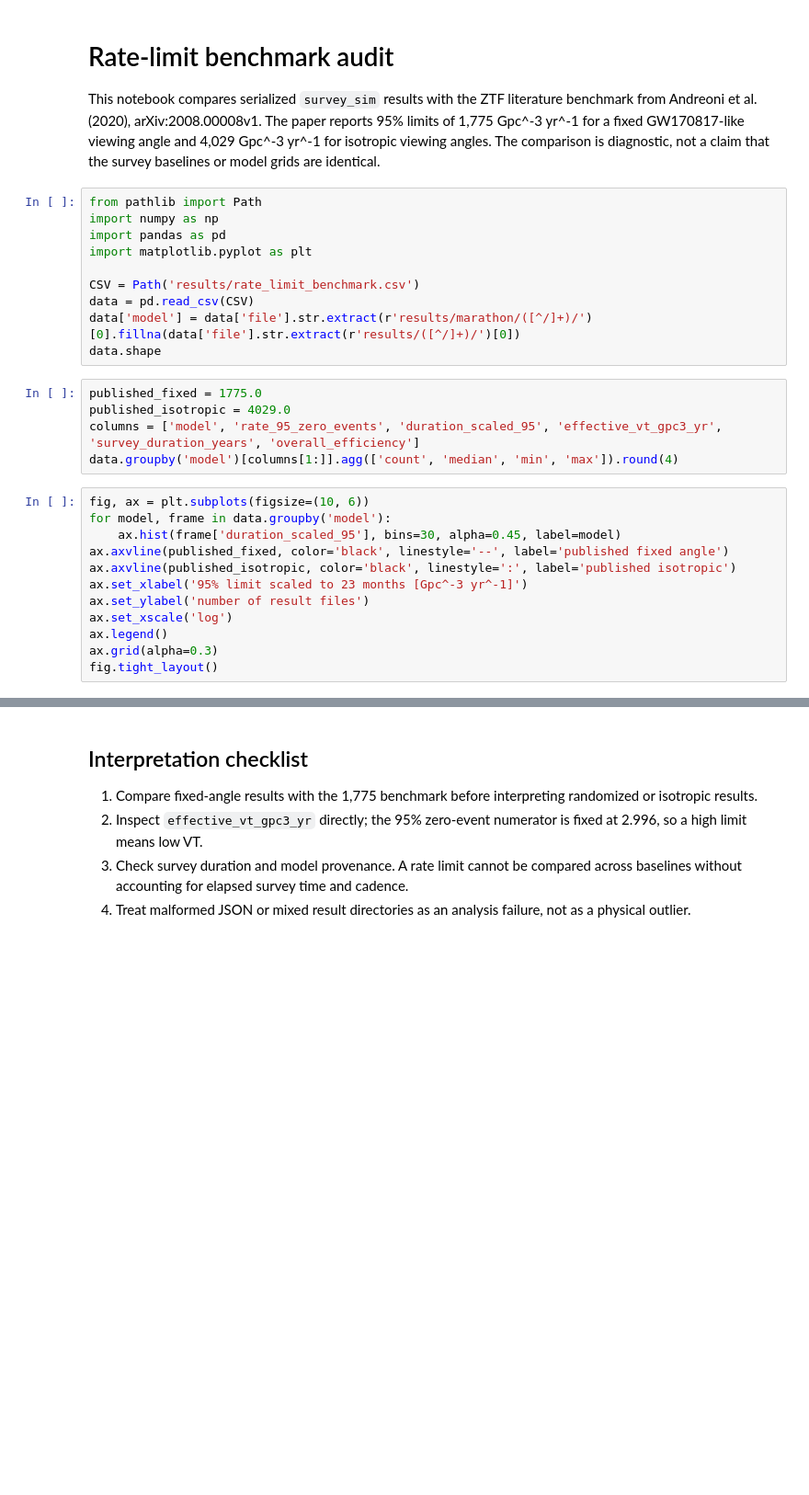
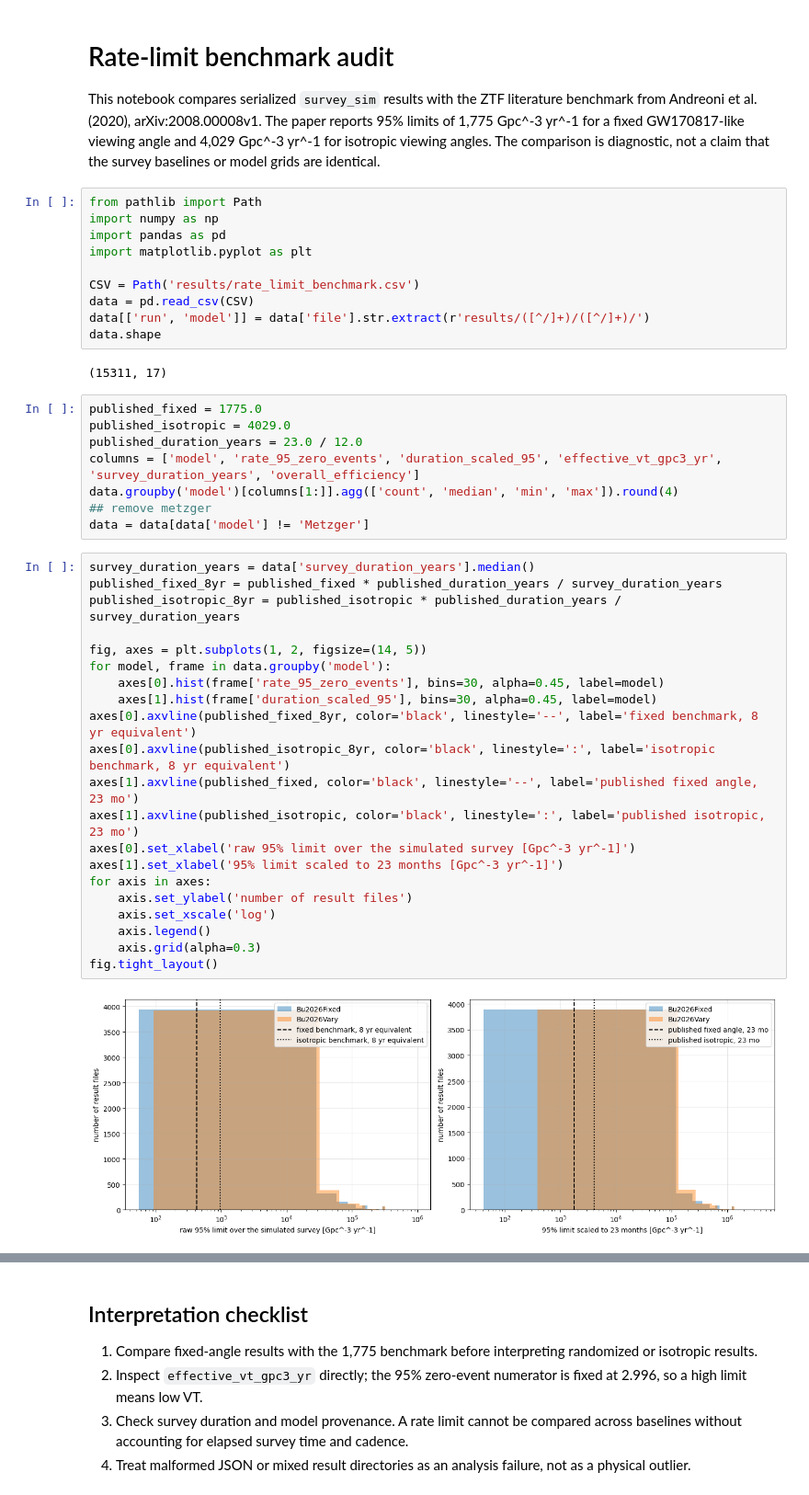
Before and after one commit to tylerbarna/kn-rates, a Jupyter notebook: rate_limit_benchmark.ipynb, the cells around one changed output, grey strips where cells are left out. Shown at 92% size. Saved outputs shown, nothing was run; the diff lists cells and outputs as text; blank space fills up the shorter version.

```diff
--- a/rate_limit_benchmark.ipynb
+++ b/rate_limit_benchmark.ipynb
@@ -10,23 +10,39 @@ import matplotlib.pyplot as plt
 
 CSV = Path('results/rate_limit_benchmark.csv')
 data = pd.read_csv(CSV)
-data['model'] = data['file'].str.extract(r'results/marathon/([^/]+)/')[0].fillna(data['file'].str.extract(r'results/([^/]+)/')[0])
+data[['run', 'model']] = data['file'].str.extract(r'results/([^/]+)/([^/]+)/')
 data.shape
+# %% [output]
+(15311, 17)
 # %%
 published_fixed = 1775.0
 published_isotropic = 4029.0
+published_duration_years = 23.0 / 12.0
 columns = ['model', 'rate_95_zero_events', 'duration_scaled_95', 'effective_vt_gpc3_yr', 'survey_duration_years', 'overall_efficiency']
 data.groupby('model')[columns[1:]].agg(['count', 'median', 'min', 'max']).round(4)
+## remove metzger
+data = data[data['model'] != 'Metzger']
 # %%
-fig, ax = plt.subplots(figsize=(10, 6))
+survey_duration_years = data['survey_duration_years'].median()
+published_fixed_8yr = published_fixed * published_duration_years / survey_duration_years
+published_isotropic_8yr = published_isotropic * published_duration_years / survey_duration_years
+
+fig, axes = plt.subplots(1, 2, figsize=(14, 5))
 for model, frame in data.groupby('model'):
-    ax.hist(frame['duration_scaled_95'], bins=30, alpha=0.45, label=model)
-ax.axvline(published_fixed, color='black', linestyle='--', label='published fixed angle')
-ax.axvline(published_isotropic, color='black', linestyle=':', label='published isotropic')
-ax.set_xlabel('95% limit scaled to 23 months [Gpc^-3 yr^-1]')
-ax.set_ylabel('number of result files')
-ax.set_xscale('log')
-ax.legend()
-ax.grid(alpha=0.3)
+    axes[0].hist(frame['rate_95_zero_events'], bins=30, alpha=0.45, label=model)
+    axes[1].hist(frame['duration_scaled_95'], bins=30, alpha=0.45, label=model)
+axes[0].axvline(published_fixed_8yr, color='black', linestyle='--', label='fixed benchmark, 8 yr equivalent')
+axes[0].axvline(published_isotropic_8yr, color='black', linestyle=':', label='isotropic benchmark, 8 yr equivalent')
+axes[1].axvline(published_fixed, color='black', linestyle='--', label='published fixed angle, 23 mo')
+axes[1].axvline(published_isotropic, color='black', linestyle=':', label='published isotropic, 23 mo')
+axes[0].set_xlabel('raw 95% limit over the simulated survey [Gpc^-3 yr^-1]')
+axes[1].set_xlabel('95% limit scaled to 23 months [Gpc^-3 yr^-1]')
+for axis in axes:
+    axis.set_ylabel('number of result files')
+    axis.set_xscale('log')
+    axis.legend()
+    axis.grid(alpha=0.3)
 fig.tight_layout()
+# %% [output]
+[figure, added]
 # %%
```
Also changed, not shown: parts of 2 cells of this notebook, 10 other files.
